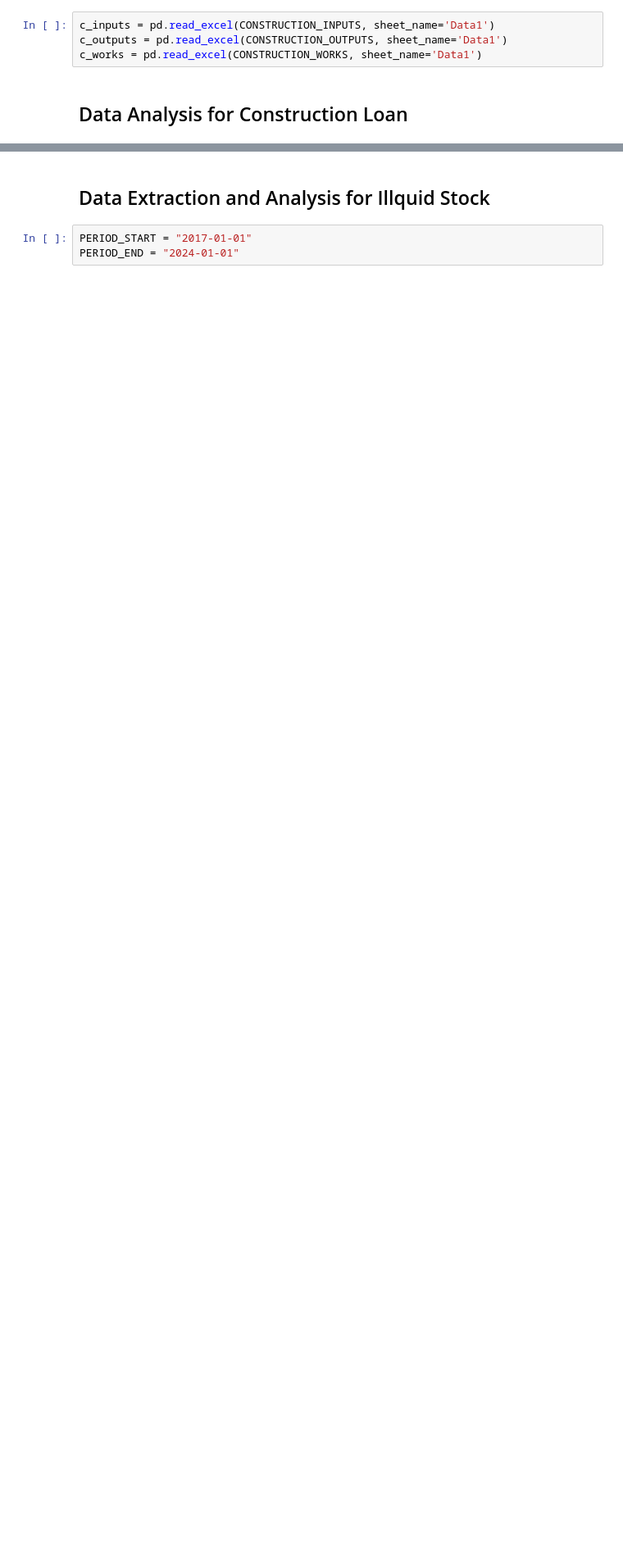
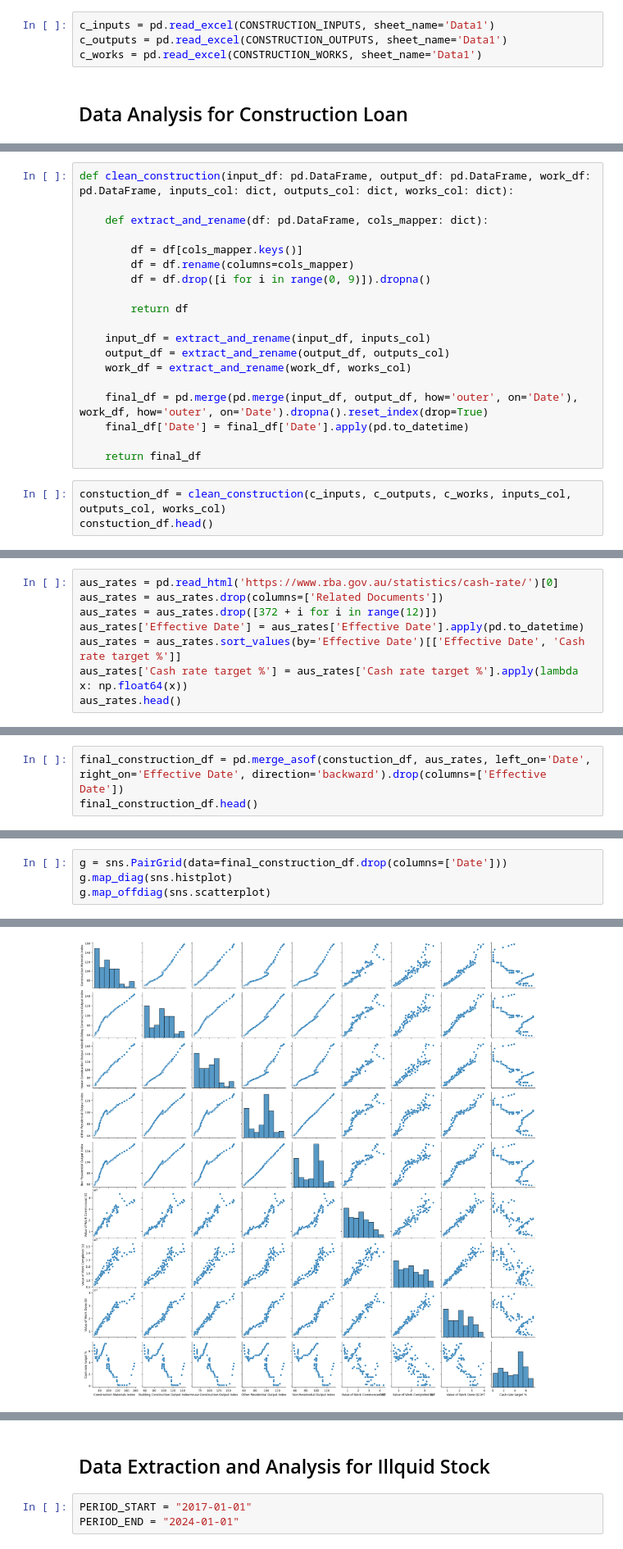
Before and after one commit to Celinzh/wqu_assignment, a Jupyter notebook: GWP1/Heinrik-data.ipynb, the cells around one changed output, grey strips where cells are left out. Shown at 82% size. Saved outputs shown, nothing was run; the diff lists cells and outputs as text; blank space fills up the shorter version.

```diff
--- a/GWP1/Heinrik-data.ipynb
+++ b/GWP1/Heinrik-data.ipynb
@@ -34,0 +53,22 @@ c_works = pd.read_excel(CONSTRUCTION_WORKS, sheet_name='Data1')
+# %%
+def clean_construction(input_df: pd.DataFrame, output_df: pd.DataFrame, work_df: pd.DataFrame, inputs_col: dict, outputs_col: dict, works_col: dict):
+
+    def extract_and_rename(df: pd.DataFrame, cols_mapper: dict):
+
+        df = df[cols_mapper.keys()]
+        df = df.rename(columns=cols_mapper)
+        df = df.drop([i for i in range(0, 9)]).dropna()
+
+        return df
+
+    input_df = extract_and_rename(input_df, inputs_col)
+    output_df = extract_and_rename(output_df, outputs_col)
+    work_df = extract_and_rename(work_df, works_col)
+
+    final_df = pd.merge(pd.merge(input_df, output_df, how='outer', on='Date'), work_df, how='outer', on='Date').dropna().reset_index(drop=True)
+    final_df['Date'] = final_df['Date'].apply(pd.to_datetime)
+
+    return final_df
+# %%
+constuction_df = clean_construction(c_inputs, c_outputs, c_works, inputs_col, outputs_col, works_col)
+constuction_df.head()
@@ -34,0 +82,8 @@ c_works = pd.read_excel(CONSTRUCTION_WORKS, sheet_name='Data1')
+# %%
+aus_rates = pd.read_html('https://www.rba.gov.au/statistics/cash-rate/')[0]
+aus_rates = aus_rates.drop(columns=['Related Documents'])
+aus_rates = aus_rates.drop([372 + i for i in range(12)])
+aus_rates['Effective Date'] = aus_rates['Effective Date'].apply(pd.to_datetime)
+aus_rates = aus_rates.sort_values(by='Effective Date')[['Effective Date', 'Cash rate target %']]
+aus_rates['Cash rate target %'] = aus_rates['Cash rate target %'].apply(lambda x: np.float64(x))
+aus_rates.head()
@@ -34,0 +97,3 @@ c_works = pd.read_excel(CONSTRUCTION_WORKS, sheet_name='Data1')
+# %%
+final_construction_df = pd.merge_asof(constuction_df, aus_rates, left_on='Date', right_on='Effective Date', direction='backward').drop(columns=['Effective Date'])
+final_construction_df.head()
@@ -34,0 +107,5 @@ c_works = pd.read_excel(CONSTRUCTION_WORKS, sheet_name='Data1')
+# %%
+g = sns.PairGrid(data=final_construction_df.drop(columns=['Date']))
+g.map_diag(sns.histplot)
+g.map_offdiag(sns.scatterplot)
+# %% [output]
@@ -34,0 +113 @@ c_works = pd.read_excel(CONSTRUCTION_WORKS, sheet_name='Data1')
+[figure, added]
```
Also changed, not shown: parts of 21 cells of this notebook.
